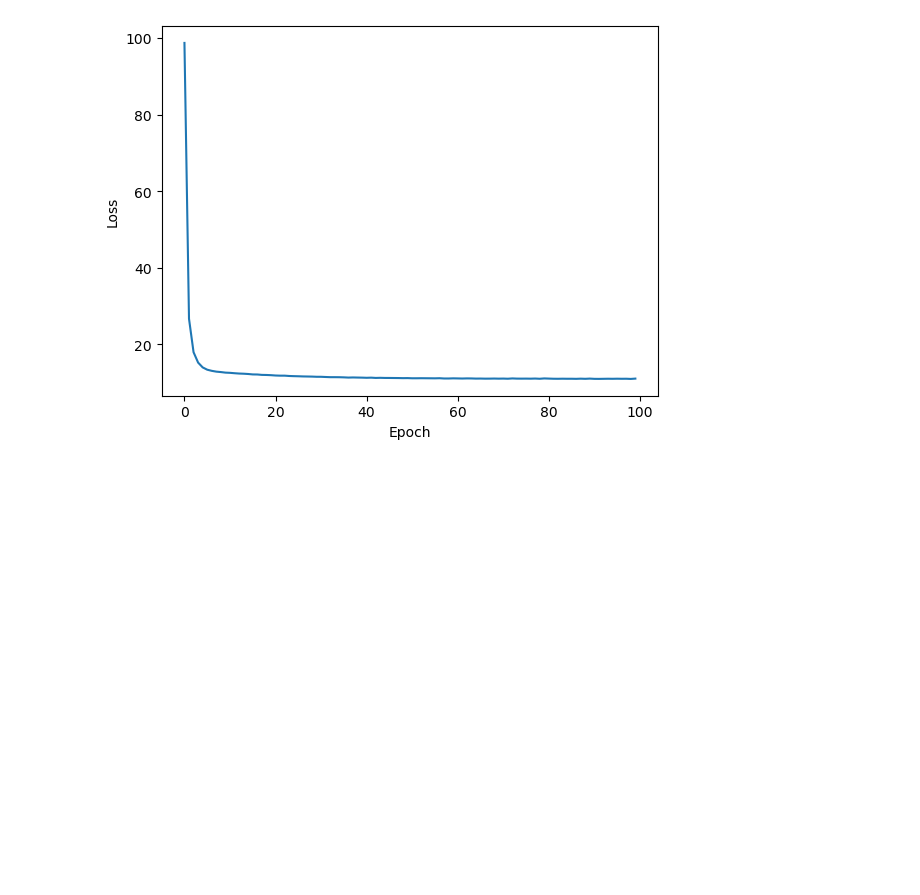
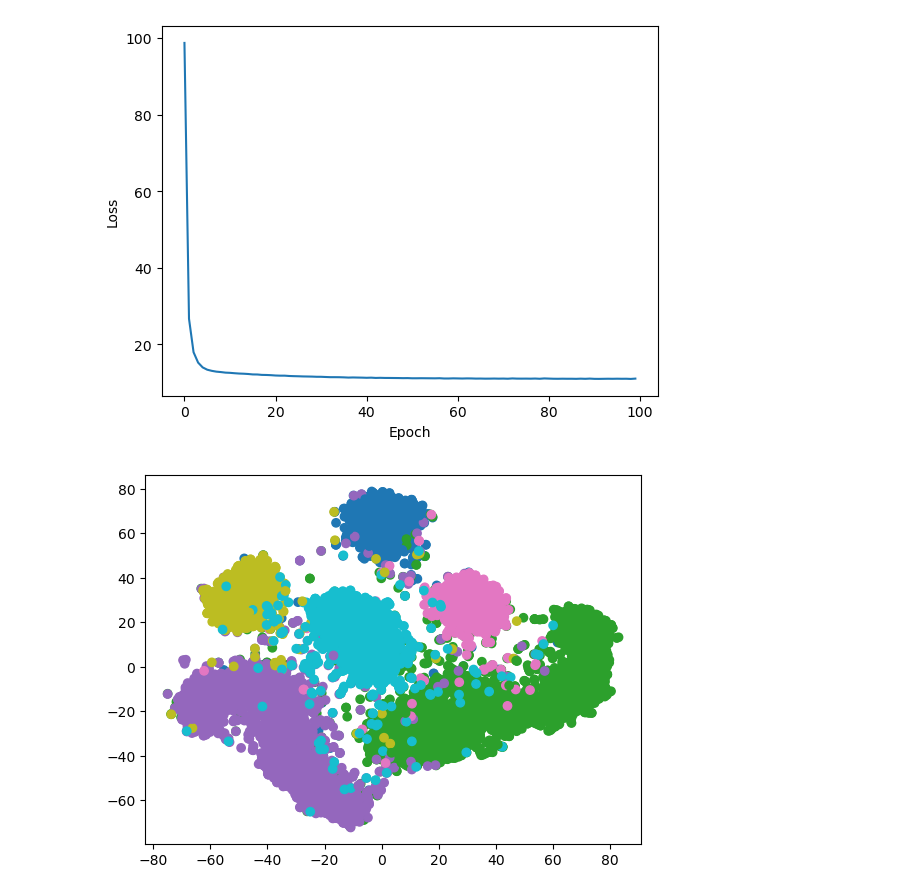
Before and after one commit to ecker-lab/tneb_clustering, a Jupyter notebook: notebooks/densired.ipynb, the cells around one changed output. Cells and saved outputs as stored; diff of their text form; code cells hidden in the pictures; blank space fills up the shorter version.

Commit message:
added tsne plot in densired generation notebook

```diff
--- a/notebooks/densired.ipynb
+++ b/notebooks/densired.ipynb
@@ -76,8 +76,8 @@ with open('densired_soft.npz', 'wb') as f:
 with open('densired_soft.npz', 'rb') as f:
     data = np.load(f)
 
-    X = data['d8'][:, :-1] # or d16, d32, d64
-    y = data['d8'][:, -1] # or d16, d32, d64
+    X = X_data = data['d8'][:, :-1] # or d16, d32, d64
+    y = y_data = data['d8'][:, -1] # or d16, d32, d64
 # %%
 import torch
 import sklearn.model_selection
@@ -150,3 +150,11 @@ plt.show()
 # %% [output]
 Accuracy: 0.9425
 [figure]
+# %%
+# plot sklearn tsne of the dataset
+tsne = sklearn.manifold.TSNE()
+X_embedded = tsne.fit_transform(X_data)
+plt.scatter(X_embedded[:, 0], X_embedded[:, 1], c=y_data, cmap='tab10')
+plt.show()
+# %% [output]
+[figure, added]
```
